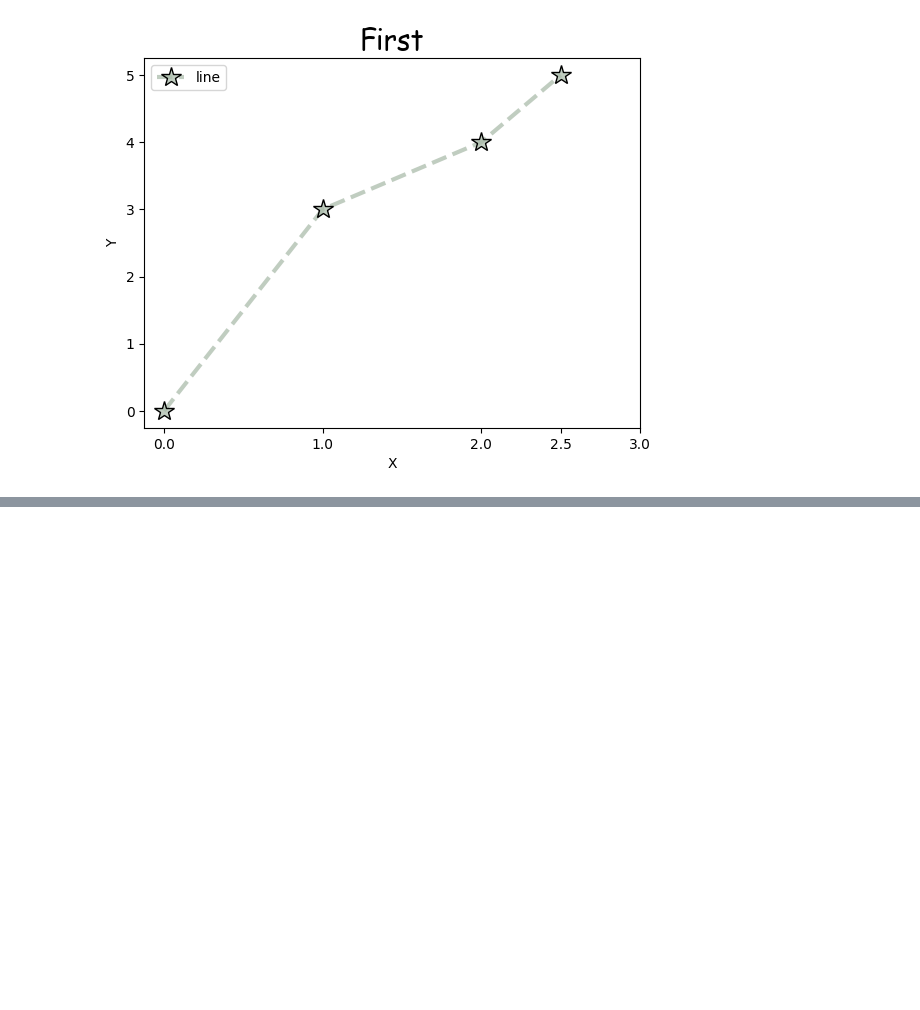
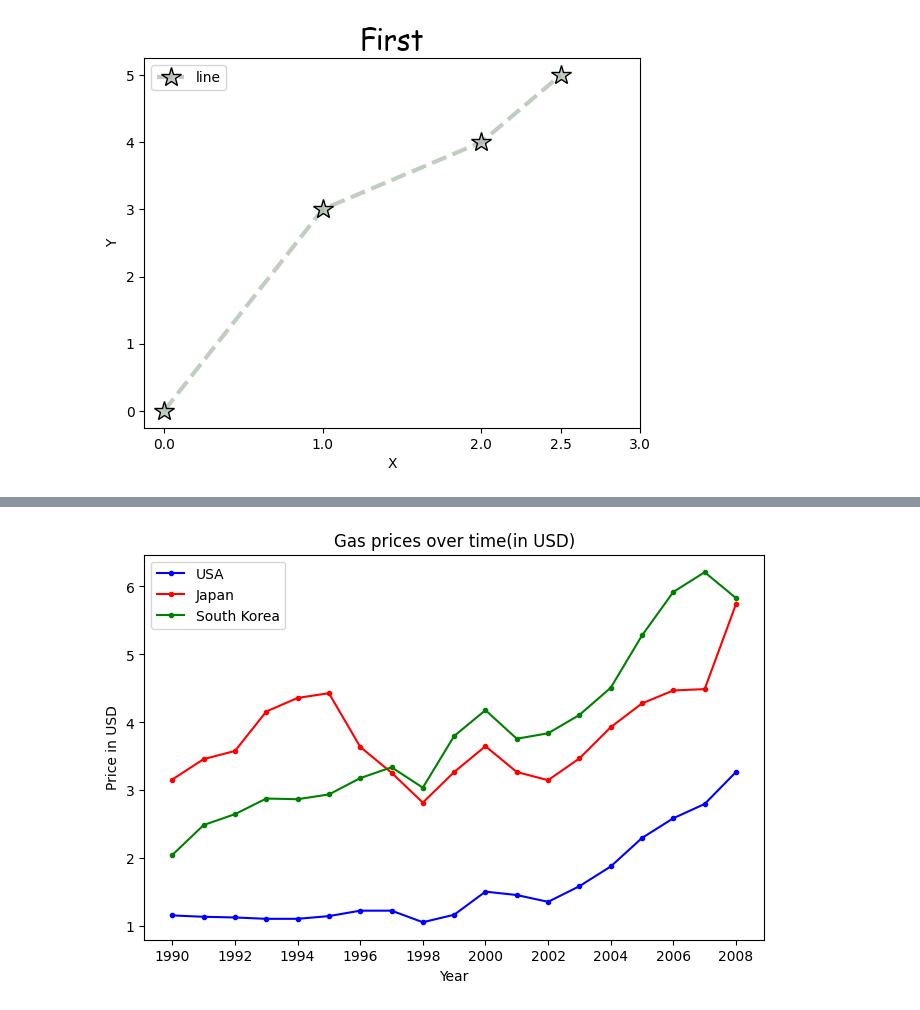
Before and after one commit to thejas-06/python-learning, a Jupyter notebook: Matplotlib/2_scratch.ipynb, the cells around one changed output, grey strips where cells are left out. Cells and saved outputs as stored; diff of their text form; code cells hidden in the pictures; blank space fills up the shorter version.

```diff
--- a/Matplotlib/2_scratch.ipynb
+++ b/Matplotlib/2_scratch.ipynb
@@ -58,0 +77,2 @@ plt.show()
+# %%
+df=pd.read_csv("data/gas_prices.csv")
@@ -58,0 +88,13 @@ plt.show()
+# %%
+plt.figure(figsize=(8,5))
+plt.title("Gas prices over time(in USD)")
+plt.plot(df.Year,df.USA,'b.-')
+plt.plot(df['Year'],df['Japan'],'r.-')
+plt.plot(df['Year'],df['South Korea'],'g.-')
+plt.xticks(df.Year[::2])
+plt.legend(["USA","Japan","South Korea"])
+plt.xlabel("Year")
+plt.ylabel("Price in USD")
+plt.show()
+# %% [output]
+[figure, added]
```
Also changed, not shown: parts of 21 cells of this notebook, 3 other files.
